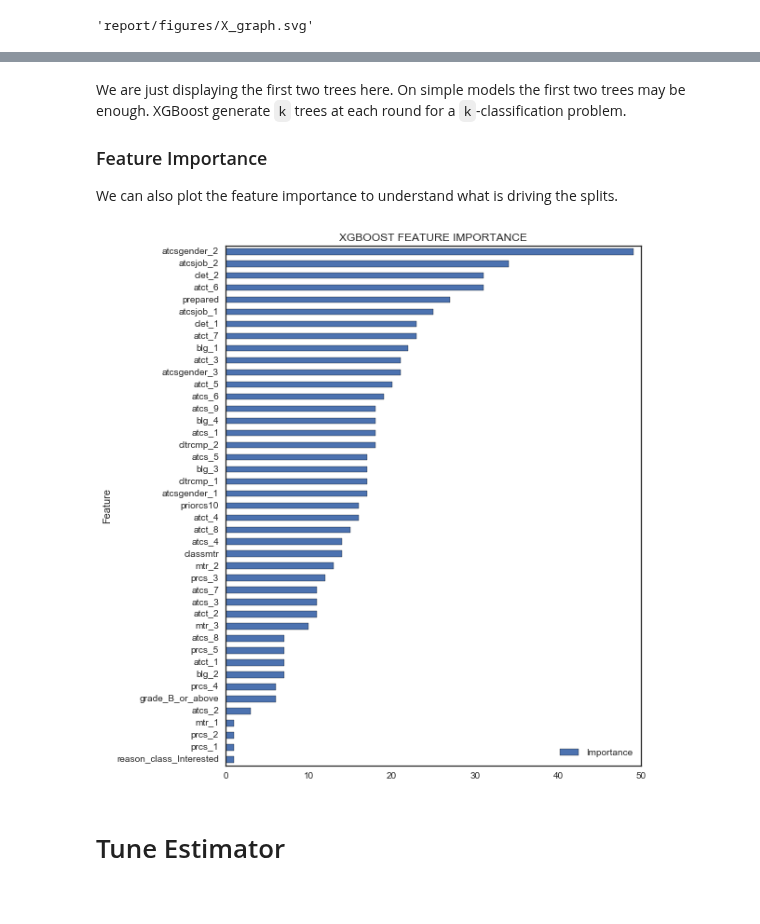
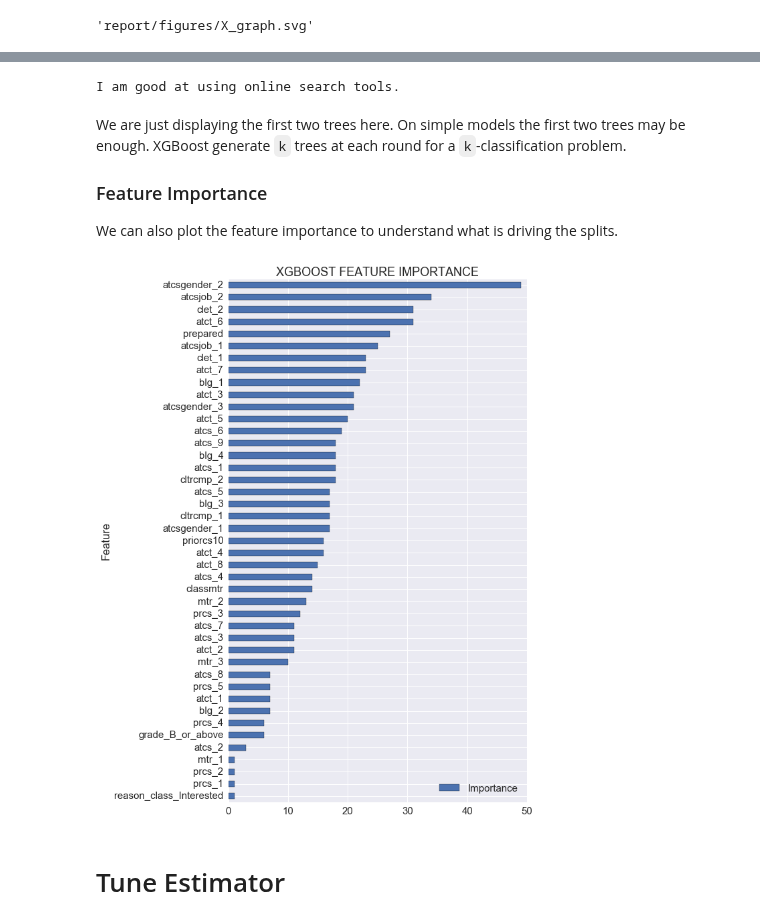
Before and after one commit to omoju/IntroCSExperiencePrediction, a Jupyter notebook: genderedCSExperience.ipynb, the cells around one changed output, grey strips where cells are left out. Drawn from its saved outputs; the diff is of its cells as text; code cells hidden in the pictures.

Commit message:
feat: [report] feature importance table

```diff
--- a/genderedCSExperience.ipynb
+++ b/genderedCSExperience.ipynb
@@ -475,20 +475,26 @@ g.render('report/figures/X_graph', view=False)
 'report/figures/X_graph.svg'
 # %% [markdown]
 ![xgboost decision tree](report/figures/X_graph.svg)
+# %%
+tools.dataLookUp('atct_3')
+# %% [output]
+I am good at using online search tools.
 # %% [markdown]
 We are just displaying the first two trees here. On simple models the first two trees may be enough. XGBoost generate `k` trees at each round for a `k`-classification problem.
 
 ### Feature Importance
 We can also plot the feature importance to understand what is driving the splits.
 # %%
+sns.set(font_scale = 1.5)
+
 importances = model.booster().get_fscore()
 importance_frame = pd.DataFrame({'Importance': list(importances.values()), 'Feature': list(importances.keys())})
 importance_frame.sort_values(by = 'Importance', inplace = True)
-importance_frame.plot(kind = 'barh', x = 'Feature', figsize = (8,10));
+importance_frame.plot(kind = 'barh', x = 'Feature', figsize = (8,14));
 pyplt.title('XGBOOST FEATURE IMPORTANCE')
 pyplt.savefig('report/figures/featureImportance.png', dpi=200, bbox_inches='tight')
 # %% [output]
-[figure, old version]
+[figure, new version]
 # %% [markdown]
 # Tune Estimator
 # %% [markdown]
```
Also changed, not shown: 3 other files.
